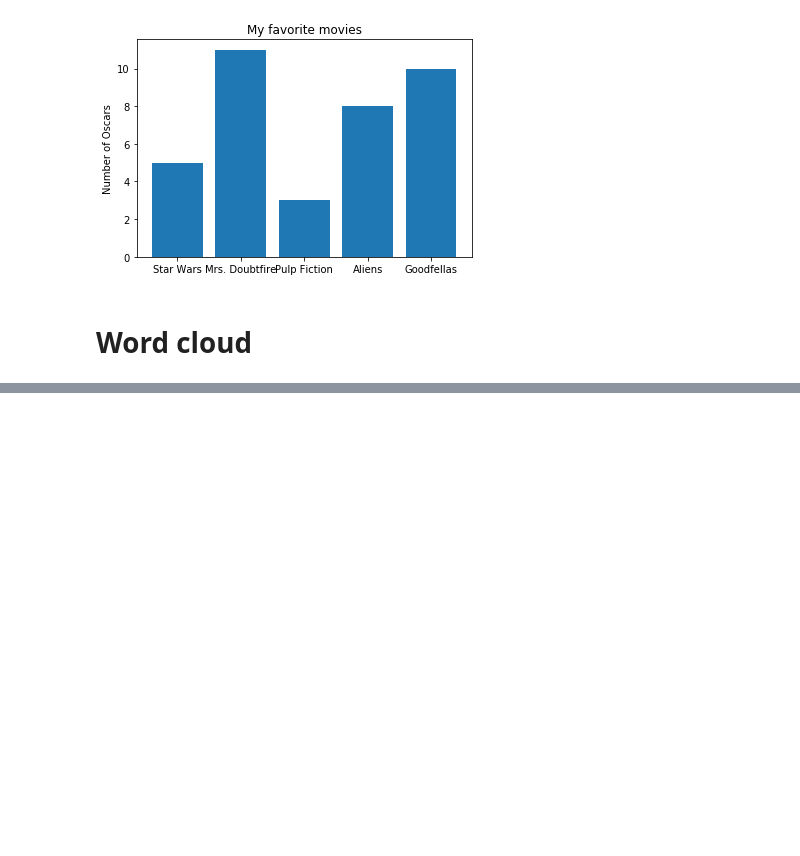
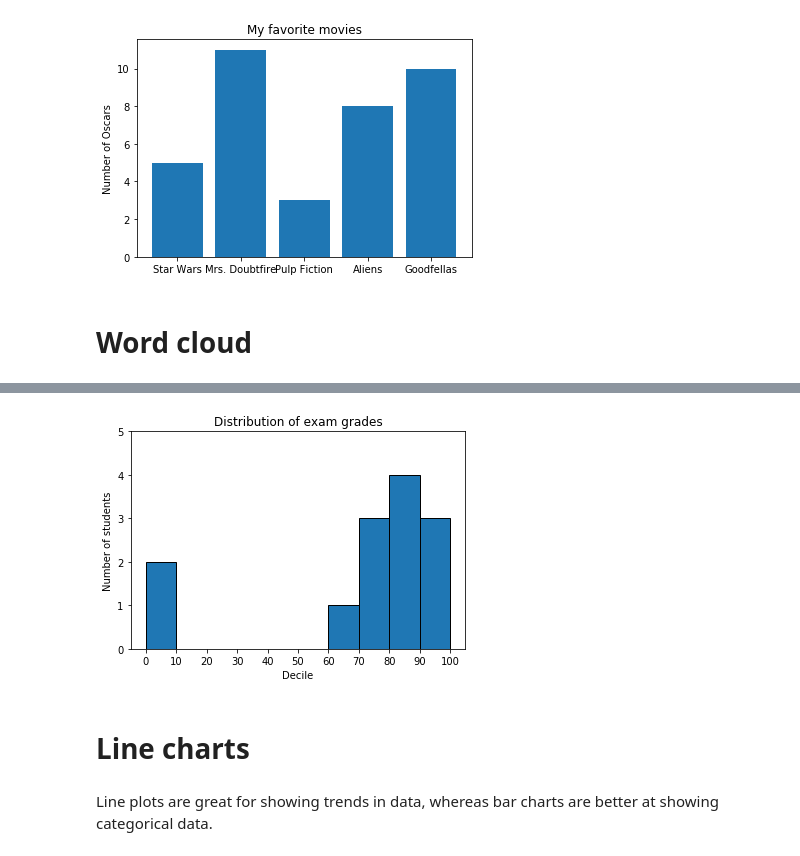
Before and after one commit to gorbulus/DS_Playbook, a Jupyter notebook: Matplotlib.ipynb, the cells around one changed output, grey strips where cells are left out. Drawn from its saved outputs; the diff is of its cells as text; code cells hidden in the pictures; blank space fills up the shorter version.

```diff
--- a/Matplotlib.ipynb
+++ b/Matplotlib.ipynb
@@ -92,0 +97,31 @@ for word, job_popularity, resume_popularity in data:
+# %%
+# data
+grades = [83, 95, 91, 87, 70, 0, 85, 82, 100, 67, 73, 77, 0]
+
+# create buckets of grades by decile, but put a 100 in with the 90s as an "A"
+histogram = Counter(min(grade // 10 * 10, 90) for grade in grades)
+# %%
+# creating the plot
+
+#shift bars right by 5, give each bar its correct height, give each bar a width of 10, black edges for each bar
+plt.bar([x + 5 for x in histogram.keys()], histogram.values(), 10, edgecolor=(0, 0, 0))
+
+# x-axis from -5 to 105, y-axis from 0 to 5
+plt.axis([-5, 105, 0, 5])
+
+# x-axis labels at 10, 20, 30.... etc
+plt.xticks([10 * i for i in range(11)])
+
+# axis labels and title
+plt.xlabel("Decile")
+plt.ylabel("Number of students")
+plt.title("Distribution of exam grades")
+
+# show the plot
+plt.show()
+# %% [output]
+[figure, added]
+# %% [markdown]
+# Line charts
+# %% [markdown]
+Line plots are great for showing trends in data, whereas bar charts are better at showing categorical data.
```
Also changed, not shown: parts of 12 cells of this notebook.
